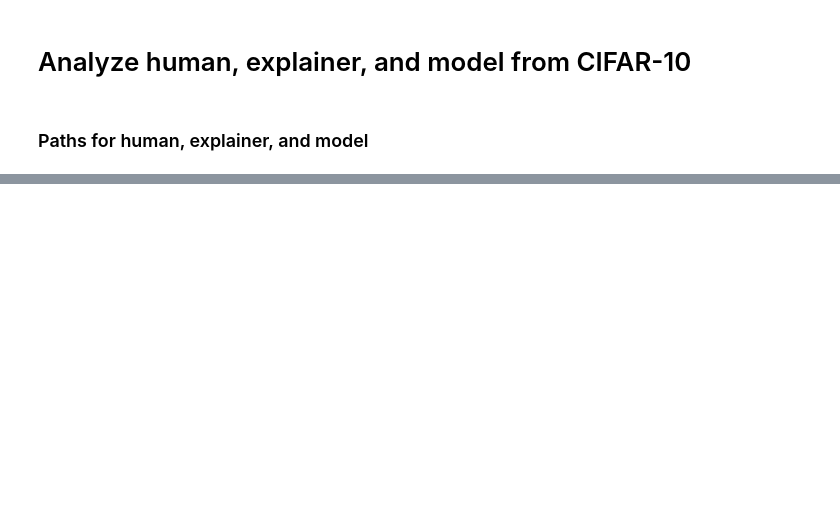
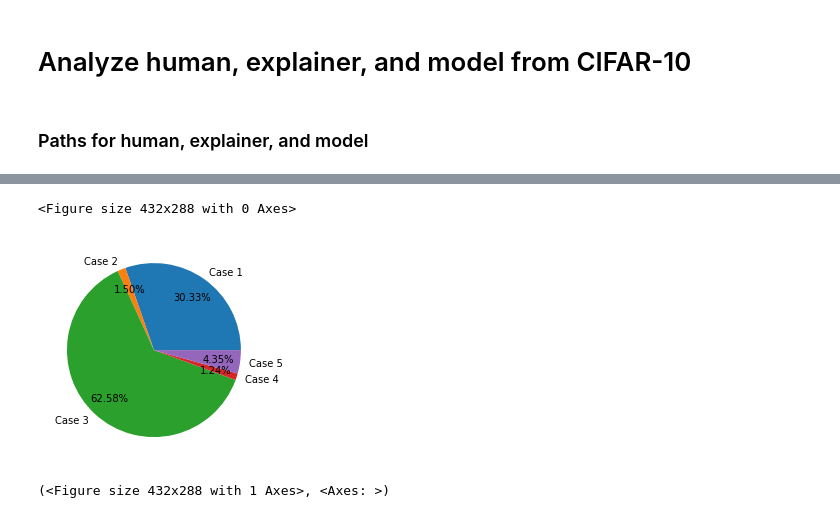
Before and after one commit to allisonchen23/explain-alignment, a Jupyter notebook: cifar10_analyze_hem.ipynb, the cells around one changed output, grey strips where cells are left out. Drawn from its saved outputs; the diff is of its cells as text; code cells hidden in the pictures; blank space fills up the shorter version.

```diff
--- a/cifar10_analyze_hem.ipynb
+++ b/cifar10_analyze_hem.ipynb
@@ -19,6 +21,8 @@ from utils.df_utils import convert_string_columns
 human_probabilities_path = 'data/cifar10-soft-labels/cifar10h-probs.npy'
 model_outputs_path = 'saved/cifar10/resnet18/outputs_predictions.pth'
 explainer_outputs_path = 'saved/cifar10/resnet18/explainer/sift_descriptor_histogram/cifar32_32_sigma1.6/dense_stride_2/minibatch_kmeans/500means/model_soft_labels/0606_125216/outputs_predictions.pth'
+explainer_type = 'sift'
+processed_data_path = 'data/cifar10-processed/cifar10_image_labels.pth'
 
 save_dir = os.path.join(os.path.dirname(explainer_outputs_path), 'analysis')
 ensure_dir(save_dir)
@@ -40,7 +49,11 @@ outputs = {
 # %%
 df_dict = {}
+# Add human, model, explainer outputs/probabilities/predictions
 for agent, output in outputs.items():
     for out_type in ['outputs', 'probabilities', 'predictions']:
+        if out_type == 'outputs':
         df_dict['{}_{}'.format(agent, out_type)] = list(output[out_type])
 
+# Add ground truth
+df_dict['ground_truth'] = ground_truth_labels
 df = pd.DataFrame(df_dict)
@@ -48,0 +118,10 @@ dfs = []
+# %%
+graph_save_dir = os.path.join(save_dir, 'graphs')
+ensure_dir(graph_save_dir)
+
+csv_save_path = 'saved/cifar10/resnet18/explainer/sift_descriptor_histogram/cifar32_32_sigma1.6/dense_stride_2/minibatch_kmeans/500means/model_soft_labels/0606_125216/analysis/sift_explainer.csv'
+if os.path.exists(csv_save_path):
+    df = pd.read_csv(csv_save_path)
+    print("Loaded CSV from {}".format(csv_save_path))
+else:
+    print("Path {} does not exists".format(csv_save_path))
@@ -48,0 +183,47 @@ dfs = []
+# %%
+# def pie_chart(sizes,
+#               labels,
+#               fig=None,
+#               ax=None,
+#               pct_distance=0.75,
+#               label_distance=1.1,
+#               relative=True,
+#               colors=None,
+#               save_path=None,
+#               show=True):
+#     if fig is None or ax is None:
+#         plt.clf()
+#         fig, ax = plt.subplots()
+#     if relative:
+#         autopct = '%1.2f%%'
+
+#     # Check lengths of data passed in
+#     assert len(sizes) == len(labels), "Received {} length array for sizes and {} length array for labels".format(
+#         len(sizes), len(labels))
+#     if colors is not None:
+#         assert len(sizes) == len(colors), "Received invalid length array for colors ({}). Expected {}.".format(
+#             len(colors), len(sizes))
+#     # Plot pie chart
+#     ax.pie(
+#         sizes,
+#         labels=labels,
+#         pctdistance=pct_distance,
+#         labeldistance=label_distance,
+#         autopct=autopct,
+#         colors=colors)
+
+#     if save_path is not None:
+#         plt.savefig(save_path)
+
+#     if show:
+#         plt.show()
+
+#     return fig, ax
+
+pie_chart(
+    sizes=total_n_aligned,
+    labels=["Case 1", "Case 2", "Case 3", "Case 4", "Case 5"])
+# %% [output]
+<Figure size 432x288 with 0 Axes>
+[figure, added]
+(<Figure size 432x288 with 1 Axes>, <Axes: >)
```
Also changed, not shown: parts of 23 cells of this notebook, 3 other files.
